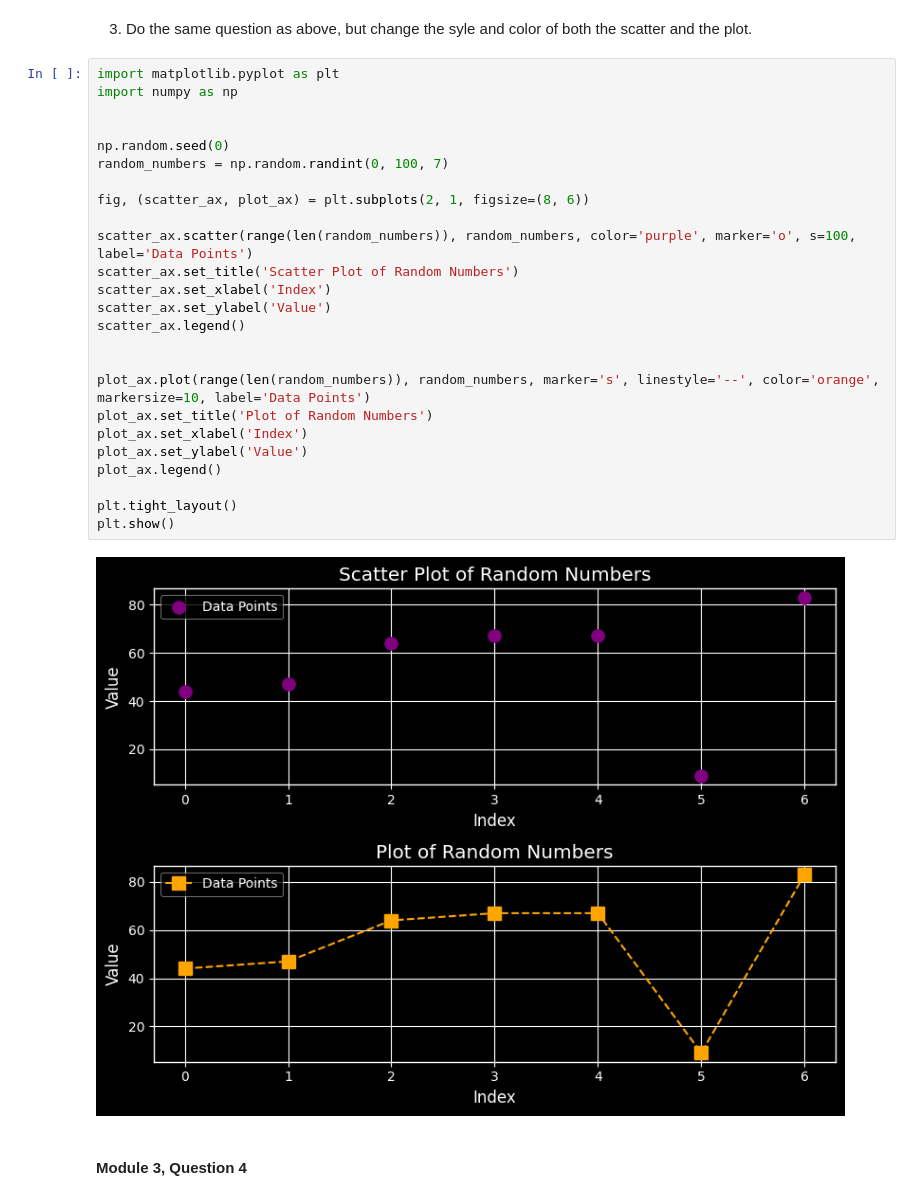
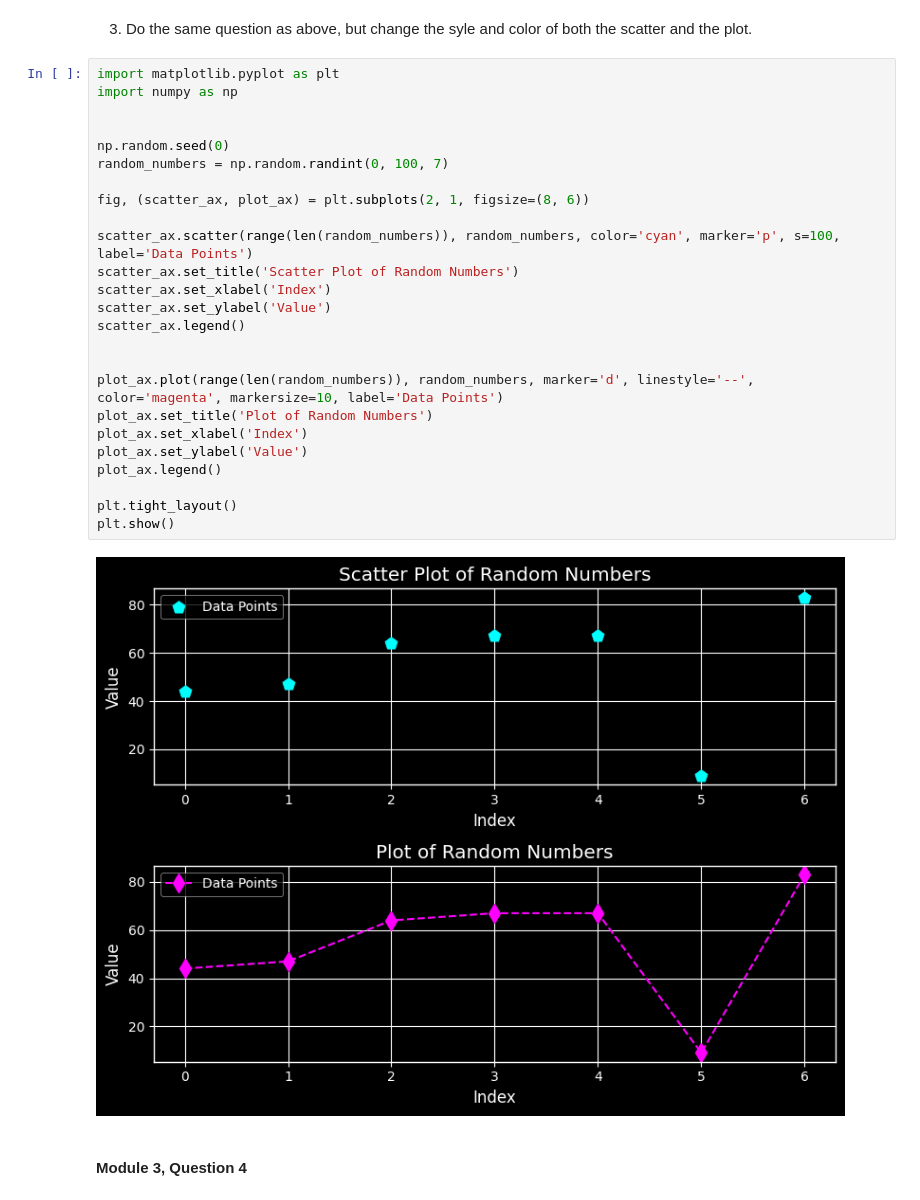
Before and after one commit to Bambee26/CSIS44620_Module3, a Jupyter notebook: pyplot.ipynb, the cells around one changed output. Saved outputs shown, nothing was run; the diff lists cells and outputs as text.

Commit message:
Updates to colors, markers

```diff
--- a/pyplot.ipynb
+++ b/pyplot.ipynb
@@ -79,30 +79,30 @@ plt.show()
 # %%
 import matplotlib.pyplot as plt
 import numpy as np
 
 
 np.random.seed(0)
 random_numbers = np.random.randint(0, 100, 7)
 
 fig, (scatter_ax, plot_ax) = plt.subplots(2, 1, figsize=(8, 6))
 
-scatter_ax.scatter(range(len(random_numbers)), random_numbers, color='purple', marker='o', s=100, label='Data Points')
+scatter_ax.scatter(range(len(random_numbers)), random_numbers, color='cyan', marker='p', s=100, label='Data Points')
 scatter_ax.set_title('Scatter Plot of Random Numbers')
 scatter_ax.set_xlabel('Index')
 scatter_ax.set_ylabel('Value')
 scatter_ax.legend()
 
 
-plot_ax.plot(range(len(random_numbers)), random_numbers, marker='s', linestyle='--', color='orange', markersize=10, label='Data Points')
+plot_ax.plot(range(len(random_numbers)), random_numbers, marker='d', linestyle='--', color='magenta', markersize=10, label='Data Points')
 plot_ax.set_title('Plot of Random Numbers')
 plot_ax.set_xlabel('Index')
 plot_ax.set_ylabel('Value')
 plot_ax.legend()
 
 plt.tight_layout()
 plt.show()
 # %% [output]
-[figure, old version]
+[figure, new version]
 # %% [markdown]
 #### Module 3, Question 4
 # %% [markdown]
```
Also changed, not shown: parts of 2 cells of this notebook.
